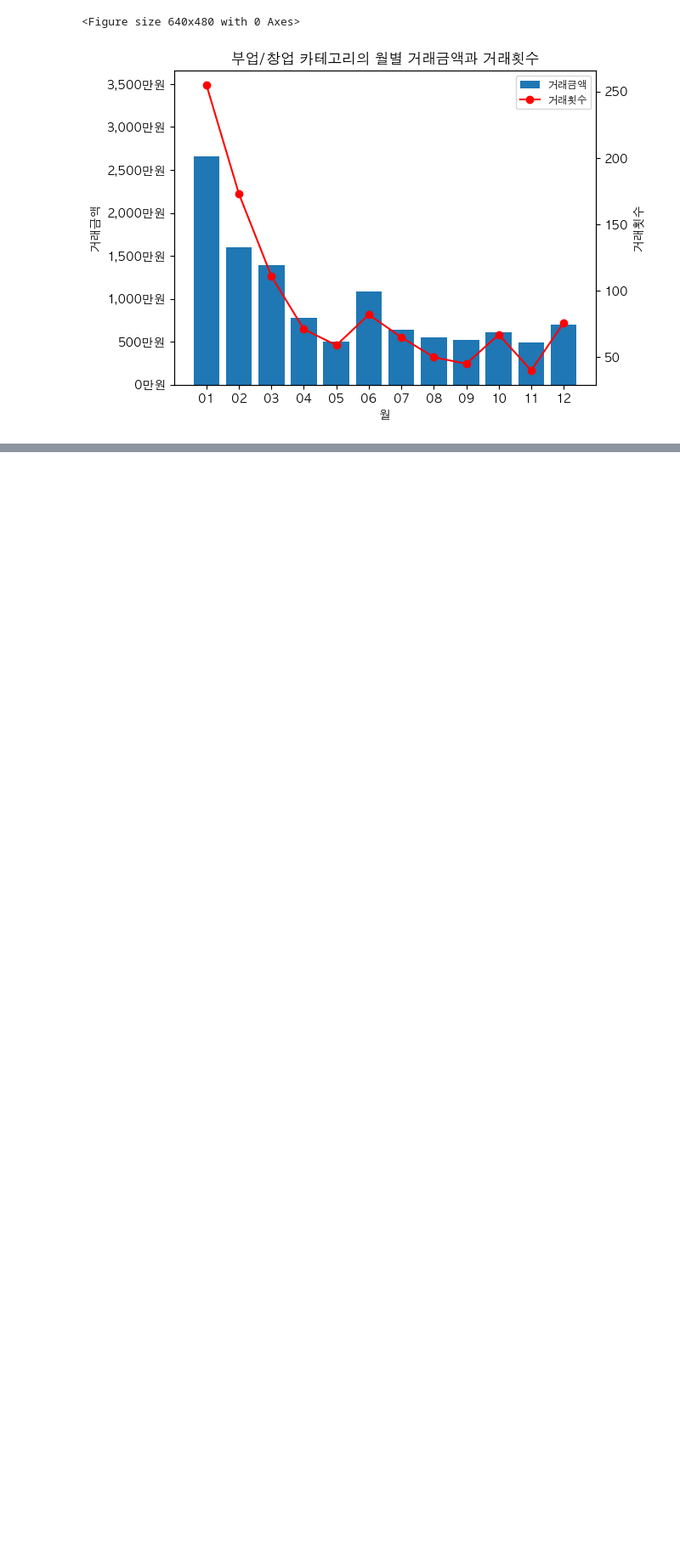
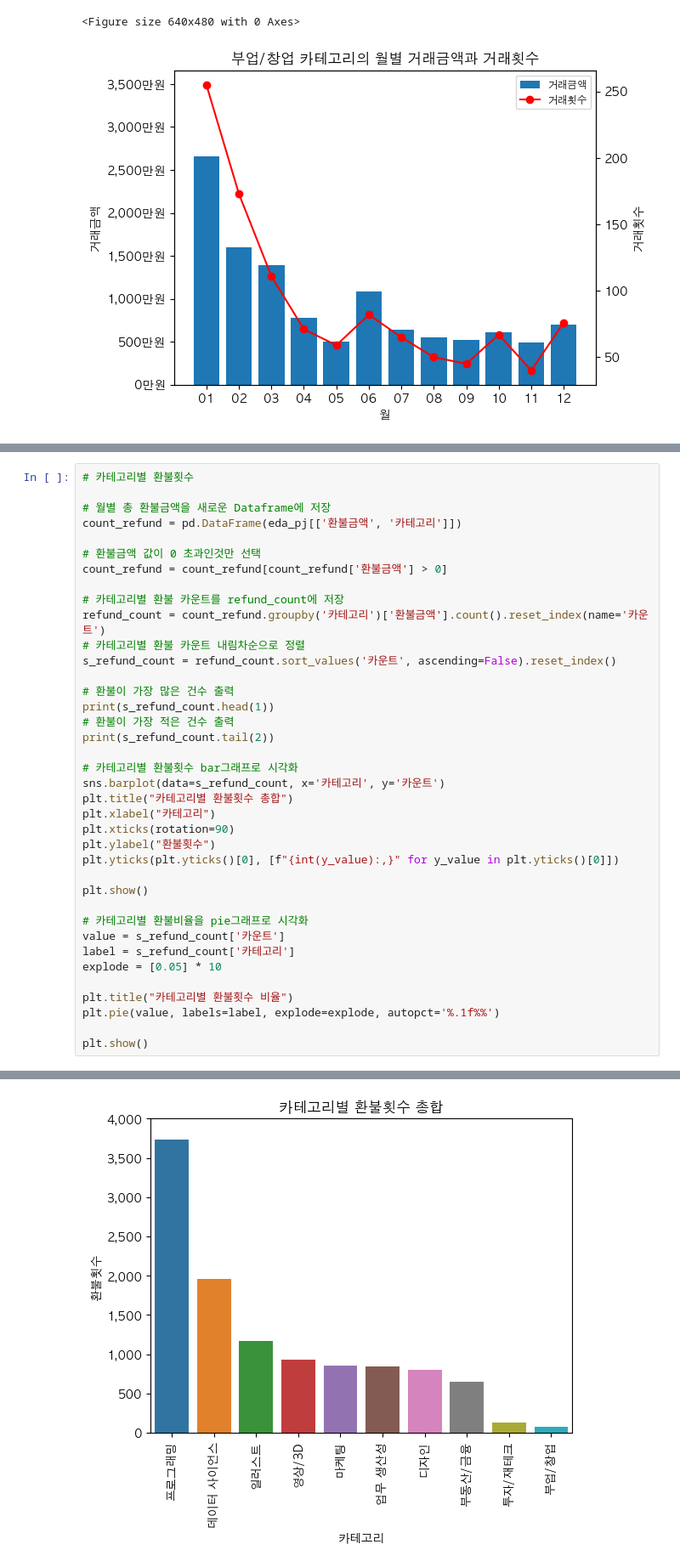
Before and after one commit to hogooba/minpj, a Jupyter notebook: pj.ipynb, the cells around one changed output, grey strips where cells are left out. Shown at 85% size. Cells and saved outputs as stored; diff of their text form; blank space fills up the shorter version.

```diff
--- a/pj.ipynb
+++ b/pj.ipynb
@@ -580,0 +657,39 @@ plt.show()
+# %%
+# 카테고리별 환불횟수
+
+# 월별 총 환불금액을 새로운 Dataframe에 저장
+count_refund = pd.DataFrame(eda_pj[['환불금액', '카테고리']])
+
+# 환불금액 값이 0 초과인것만 선택
+count_refund = count_refund[count_refund['환불금액'] > 0]
+
+# 카테고리별 환불 카운트를 refund_count에 저장
+refund_count = count_refund.groupby('카테고리')['환불금액'].count().reset_index(name='카운트')
+# 카테고리별 환불 카운트 내림차순으로 정렬
+s_refund_count = refund_count.sort_values('카운트', ascending=False).reset_index()
+
+# 환불이 가장 많은 건수 출력
+print(s_refund_count.head(1))
+# 환불이 가장 적은 건수 출력
+print(s_refund_count.tail(2))
+
+# 카테고리별 환불횟수 bar그래프로 시각화
+sns.barplot(data=s_refund_count, x='카테고리', y='카운트')
+plt.title("카테고리별 환불횟수 총합")
+plt.xlabel("카테고리")
+plt.xticks(rotation=90)
+plt.ylabel("환불횟수")
+plt.yticks(plt.yticks()[0], [f"{int(y_value):,}" for y_value in plt.yticks()[0]])
+
+plt.show()
+
+# 카테고리별 환불비율을 pie그래프로 시각화
+value = s_refund_count['카운트']
+label = s_refund_count['카테고리']
+explode = [0.05] * 10
+
+plt.title("카테고리별 환불횟수 비율")
+plt.pie(value, labels=label, explode=explode, autopct='%.1f%%')
+
+plt.show()
+# %% [output]
@@ -580,0 +701 @@ plt.show()
+[figure, added]
```
Also changed, not shown: parts of 44 cells of this notebook, 1 other file.
